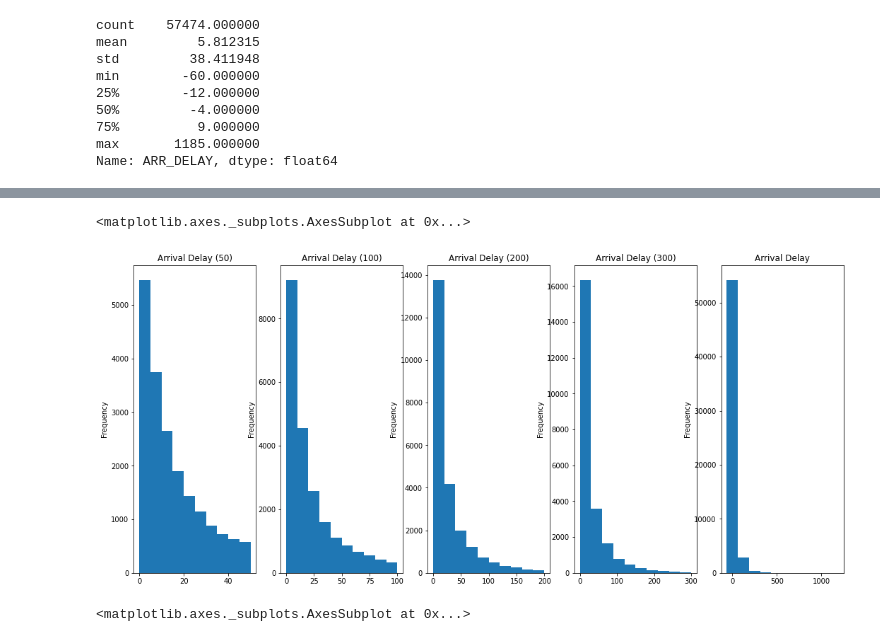
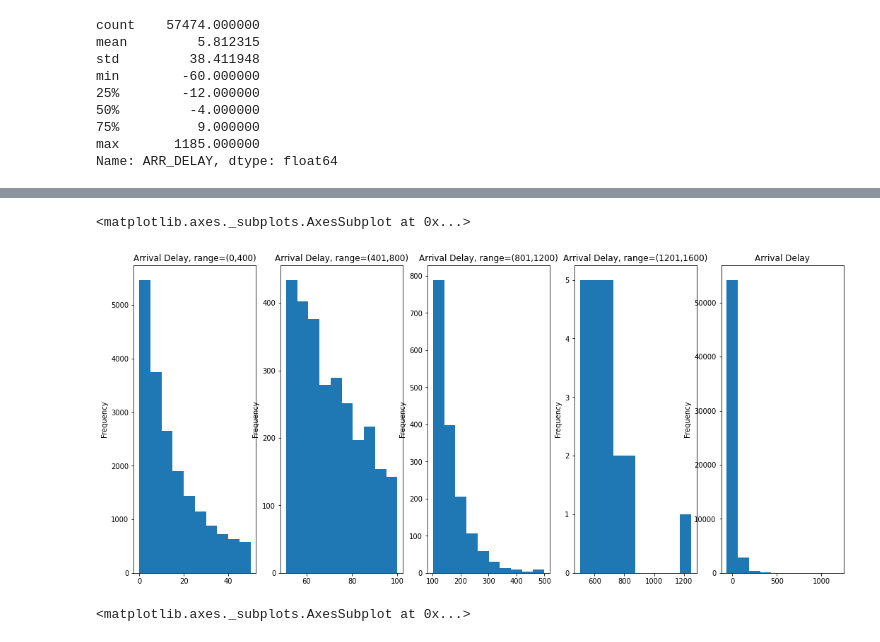
Before and after one commit to son50git/PKT_004_Visualizaiton_PY_MTL, a Jupyter notebook: PKT_004_Rework_02.ipynb, the cells around one changed output, grey strips where cells are left out. Cells and saved outputs as stored; diff of their text form; code cells hidden in the pictures.

```diff
--- a/PKT_004_Rework_02.ipynb
+++ b/PKT_004_Rework_02.ipynb
@@ -715,15 +730,18 @@ Name: ARR_DELAY, dtype: float64
 # %%
 fig3, ax_array = plt.subplots(1, 5, figsize=(18,8))
 ax1, ax2, ax3, ax4, ax5 = ax_array  # (ax1, ax2, ax3, ax4, ax5) = ax_array
 
-flights['ARR_DELAY'].plot(kind='hist', ax=ax1, title='Arrival Delay (50)', range=(0,50))
-flights['ARR_DELAY'].plot(kind='hist', ax=ax2, title='Arrival Delay (100)', range=(0,100))
-flights['ARR_DELAY'].plot(kind='hist', ax=ax3, title='Arrival Delay (200)', range=(0,200))
-flights['ARR_DELAY'].plot(kind='hist', ax=ax4, title='Arrival Delay (300)', range=(0,300))
+# range:  with the max number present with default graph (no bins, no range)
+# range:  indicate the values -- poss elimination of outliers within each range
+
+flights['ARR_DELAY'].plot(kind='hist', ax=ax1, title='Arrival Delay, range=(0,400)', range=(0,50))
+flights['ARR_DELAY'].plot(kind='hist', ax=ax2, title='Arrival Delay, range=(401,800)', range=(51,100))
+flights['ARR_DELAY'].plot(kind='hist', ax=ax3, title='Arrival Delay, range=(801,1200)', range=(101,500))
+flights['ARR_DELAY'].plot(kind='hist', ax=ax4, title='Arrival Delay, range=(1201,1600)', range=(501,1250))
 flights['ARR_DELAY'].plot(kind='hist', ax=ax5, title='Arrival Delay')
 # %% [output]
 <matplotlib.axes._subplots.AxesSubplot at 0x...>
-[figure, old version]
+[figure, new version]
 # %%
 fig4, ax_array = plt.subplots(1, 2, figsize=(18,8))
 ax3, ax4 = ax_array  # (ax1, ax2) = ax_array
```
Also changed, not shown: parts of 1 cell of this notebook.
